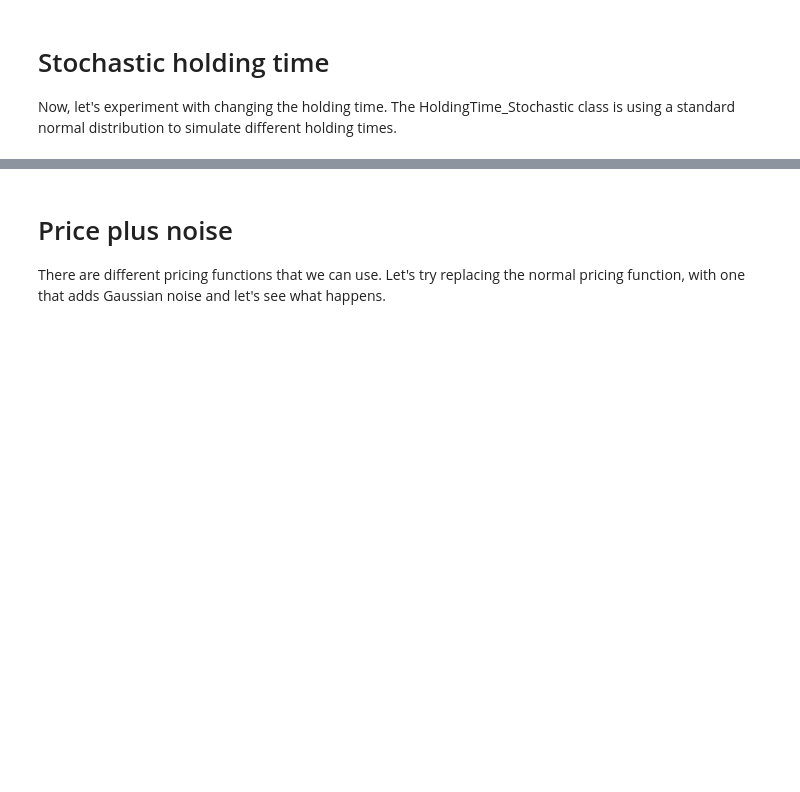
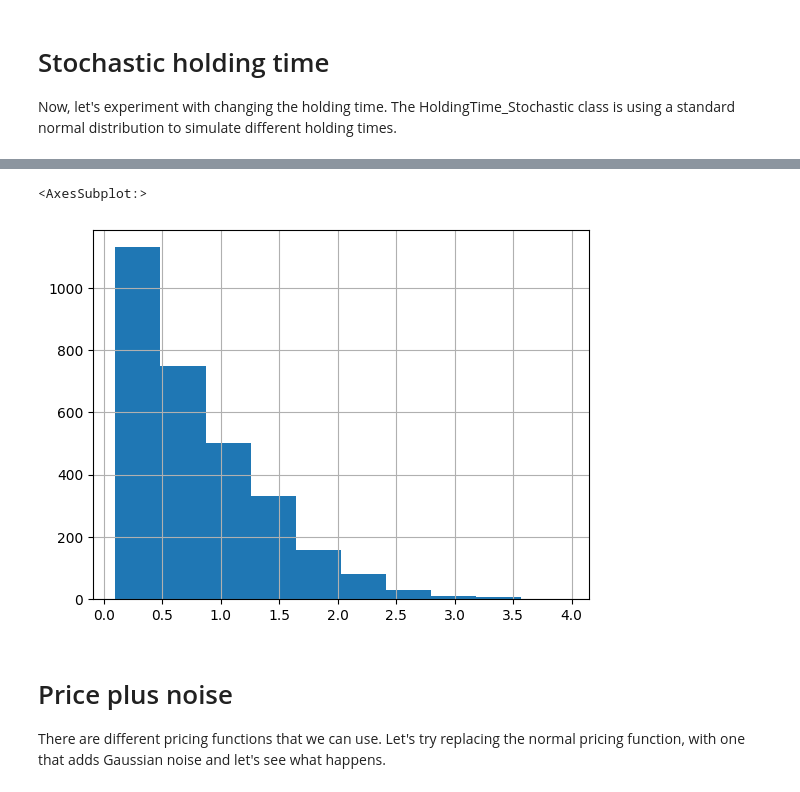
Before and after one commit to stelios12312312/TokenLab, a Jupyter notebook: notebooks/Simple token economy with all transactions in fiat.ipynb, the cells around one changed output, grey strips where cells are left out. Drawn from its saved outputs; the diff is of its cells as text; code cells hidden in the pictures; blank space fills up the shorter version.

```diff
--- a/notebooks/Simple token economy with all transactions in fiat.ipynb
+++ b/notebooks/Simple token economy with all transactions in fiat.ipynb
@@ -170,3 +226,8 @@ plot
+# %%
+reps.holding_time.hist()
+# %% [output]
+<AxesSubplot:>
+[figure, added]
 # %% [markdown]
 # Price plus noise
 
```
Also changed, not shown: parts of 14 cells of this notebook, 14 other files.
